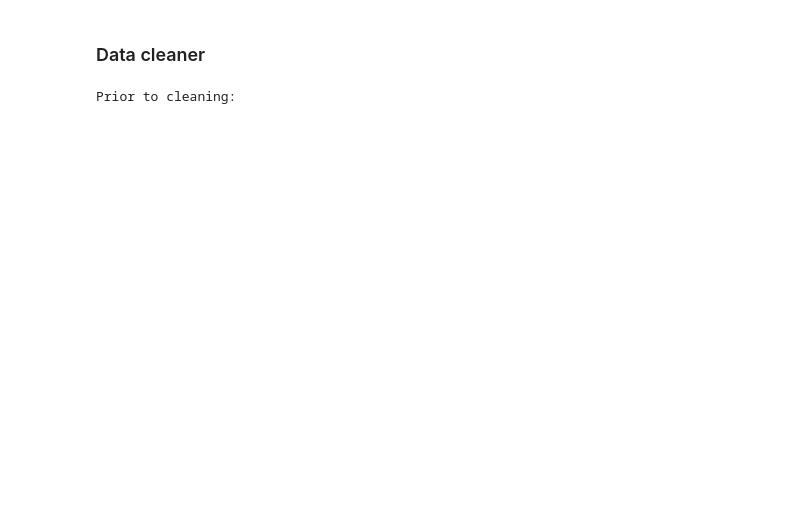
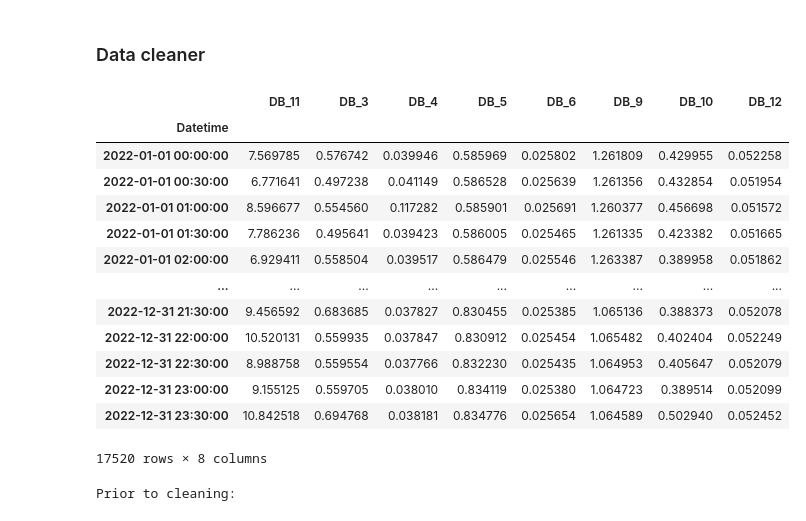
Before and after one commit to empowering-energy-solutions-ltd/e2sviz, a Jupyter notebook: notebooks/clean_demo.ipynb, the cells around one changed output. Cells and saved outputs as stored; diff of their text form; code cells hidden in the pictures; blank space fills up the shorter version.

```diff
--- a/notebooks/clean_demo.ipynb
+++ b/notebooks/clean_demo.ipynb
@@ -21,6 +21,23 @@ save_path = Path(r'/Users/rhysjones/Library/CloudStorage/GoogleDrive-rhys.jones@
 bender_submeters = pd.read_csv(save_path, index_col=0, parse_dates=True)
 # %% [markdown]
 ### Data cleaner
+# %%
+bender_submeters
+# %% [output]
+|  | DB_11 | DB_3 | DB_4 | DB_5 | DB_6 | DB_9 | DB_10 | DB_12 |
+| Datetime |  |  |  |  |  |  |  |  |
+| 2022-01-01 00:00:00 | 7.569785 | 0.576742 | 0.039946 | 0.585969 | 0.025802 | 1.261809 | 0.429955 | 0.052258 |
+| 2022-01-01 00:30:00 | 6.771641 | 0.497238 | 0.041149 | 0.586528 | 0.025639 | 1.261356 | 0.432854 | 0.051954 |
+| 2022-01-01 01:00:00 | 8.596677 | 0.554560 | 0.117282 | 0.585901 | 0.025691 | 1.260377 | 0.456698 | 0.051572 |
+| 2022-01-01 01:30:00 | 7.786236 | 0.495641 | 0.039423 | 0.586005 | 0.025465 | 1.261335 | 0.423382 | 0.051665 |
+| 2022-01-01 02:00:00 | 6.929411 | 0.558504 | 0.039517 | 0.586479 | 0.025546 | 1.263387 | 0.389958 | 0.051862 |
+| ... | ... | ... | ... | ... | ... | ... | ... | ... |
+| 2022-12-31 21:30:00 | 9.456592 | 0.683685 | 0.037827 | 0.830455 | 0.025385 | 1.065136 | 0.388373 | 0.052078 |
+| 2022-12-31 22:00:00 | 10.520131 | 0.559935 | 0.037847 | 0.830912 | 0.025454 | 1.065482 | 0.402404 | 0.052249 |
+| 2022-12-31 22:30:00 | 8.988758 | 0.559554 | 0.037766 | 0.832230 | 0.025435 | 1.064953 | 0.405647 | 0.052079 |
+| 2022-12-31 23:00:00 | 9.155125 | 0.559705 | 0.038010 | 0.834119 | 0.025380 | 1.064723 | 0.389514 | 0.052099 |
+| 2022-12-31 23:30:00 | 10.842518 | 0.694768 | 0.038181 | 0.834776 | 0.025654 | 1.064589 | 0.502940 | 0.052452 |
+17520 rows × 8 columns
 # %%
 cleaner_list = [dp.OutlierRemover().data_cleaner, dp.FillMissingData().data_cleaner]
 
```
Also changed, not shown: parts of 3 cells of this notebook, 5 other files.
